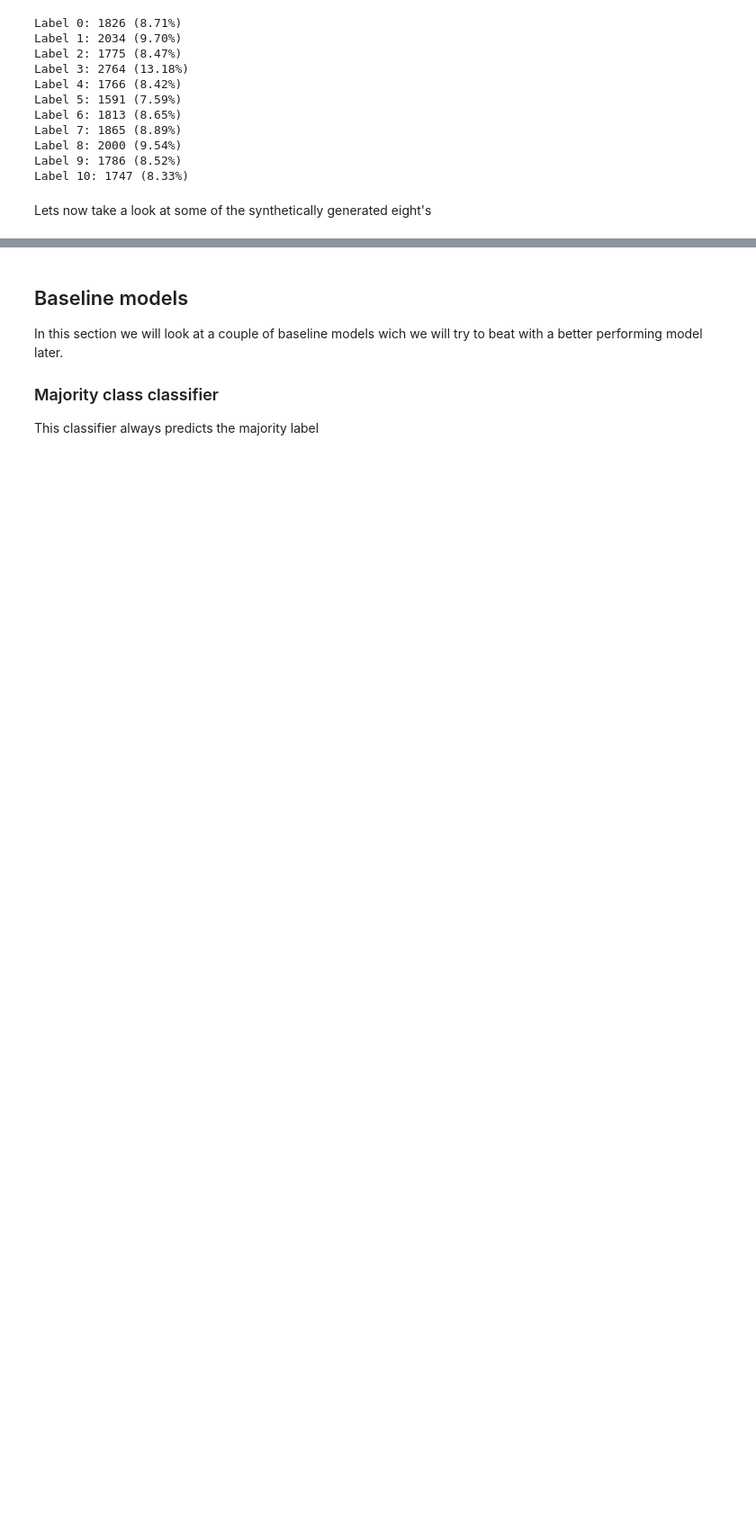
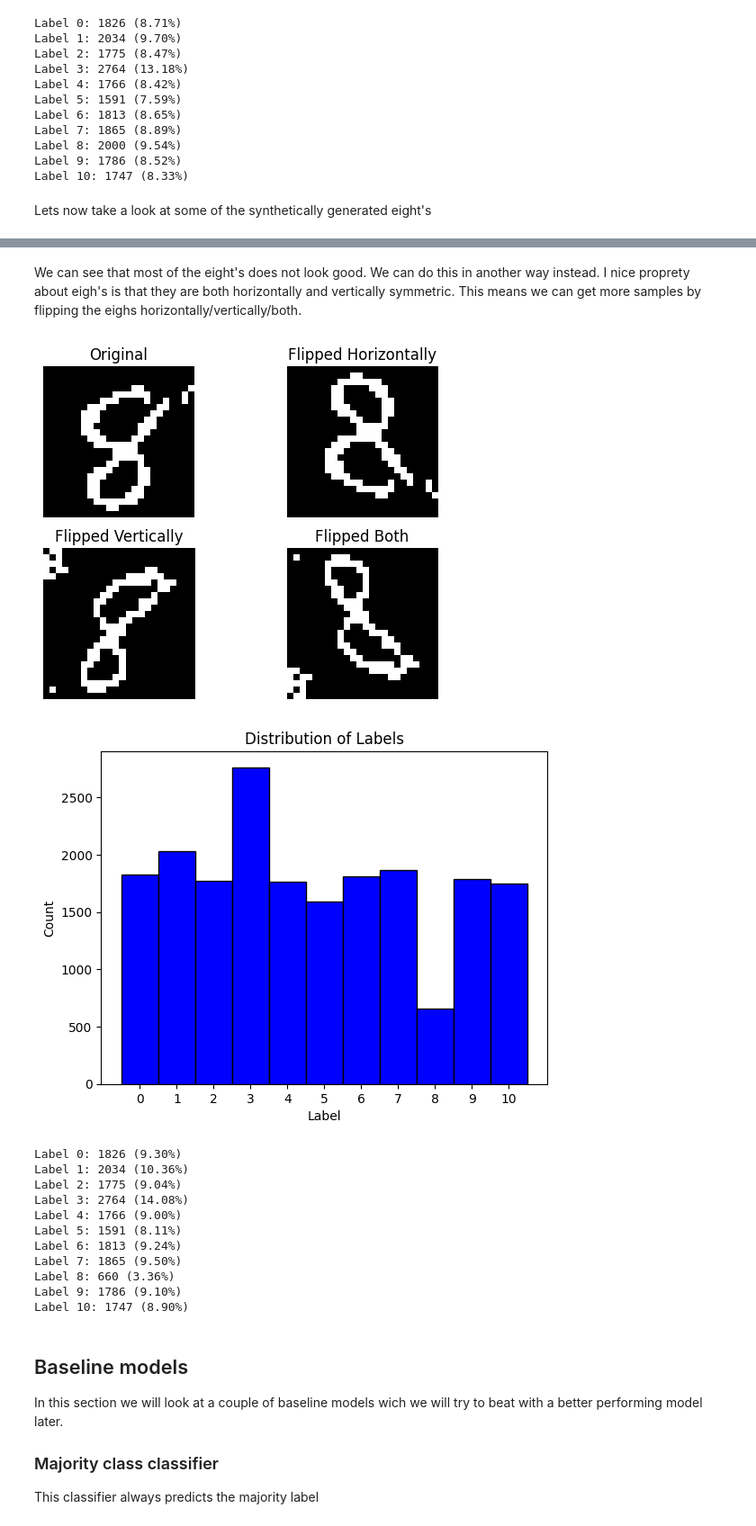
Before and after one commit to Maloha7/digit-recognizer, a Jupyter notebook: digitRecognizer.ipynb, the cells around one changed output, grey strips where cells are left out. Shown at 90% size. Drawn from its saved outputs; the diff is of its cells as text; code cells hidden in the pictures; blank space fills up the shorter version.

```diff
--- a/digitRecognizer.ipynb
+++ b/digitRecognizer.ipynb
@@ -291,3 +300,65 @@ We can see that most of the eight's look good
+# %% [markdown]
+We can see that most of the eight's does not look good. We can do this in another way instead.
+I nice proprety about eigh's is that they are both horizontally and vertically symmetric. This means we can get more samples by flipping the eighs horizontally/vertically/both.
+# %%
+#Get all eight's from X_train_undersample and y_train_undersample
+X_train_undersample_8 = X_train_undersample[y_train_undersample == 8]
+y_train_undersample_8 = y_train_undersample[y_train_undersample == 8]
+
+#Flip the images horizontally
+X_train_undersample_8_flipped_horizontally = np.fliplr(X_train_undersample_8)
+
+#Flip the images vertically
+X_train_undersample_8_flipped_vertically = np.flipud(X_train_undersample_8)
+
+#Flip the images horizontally and vertically
+X_train_undersample_8_flipped_both = np.flipud(X_train_undersample_8_flipped_horizontally)
+
+
+#Plot the first first image from X_train_undersample_8 and X_train_undersample_8_flipped_horizontally and X_train_undersample_8_flipped_vertically and X_train_undersample_8_flipped_both
+plt.subplot(2, 2, 1)
+plt.imshow(X_train_undersample_8[0], cmap='gray')
+plt.title('Original')
+plt.axis('off')
+
+plt.subplot(2, 2, 2)
+plt.imshow(X_train_undersample_8_flipped_horizontally[0], cmap='gray')
+plt.title('Flipped Horizontally')
+plt.axis('off')
+
+plt.subplot(2, 2, 3)
+plt.imshow(X_train_undersample_8_flipped_vertically[0], cmap='gray')
+plt.title('Flipped Vertically')
+plt.axis('off')
+
+plt.subplot(2, 2, 4)
+plt.imshow(X_train_undersample_8_flipped_both[0], cmap='gray')
+plt.title('Flipped Both')
+plt.axis('off')
+plt.show()
+
+#Add the flipped images to the training set
+X_train_resample = np.concatenate((X_train_undersample, X_train_undersample_8_flipped_horizontally, X_train_undersample_8_flipped_vertically, X_train_undersample_8_flipped_both), axis=0)
+
+#Add the labels to the training set
+y_train_resample = np.concatenate((y_train_undersample, y_train_undersample_8, y_train_undersample_8, y_train_undersample_8), axis=0)
+
+#Lets see what the distribution of labels is now
+plot_distribution(y_train_resample)
+# %% [output]
+[figure, added]
+[figure, added]
+Label 0: 1826 (9.30%)
+Label 1: 2034 (10.36%)
+Label 2: 1775 (9.04%)
+Label 3: 2764 (14.08%)
+Label 4: 1766 (9.00%)
+Label 5: 1591 (8.11%)
+Label 6: 1813 (9.24%)
+Label 7: 1865 (9.50%)
+Label 8: 660 (3.36%)
+Label 9: 1786 (9.10%)
+Label 10: 1747 (8.90%)
 # %% [markdown]
 ## Baseline models
 In this section we will look at a couple of baseline models wich we will try to beat with a better performing model later.
```
Also changed, not shown: parts of 6 cells of this notebook.
